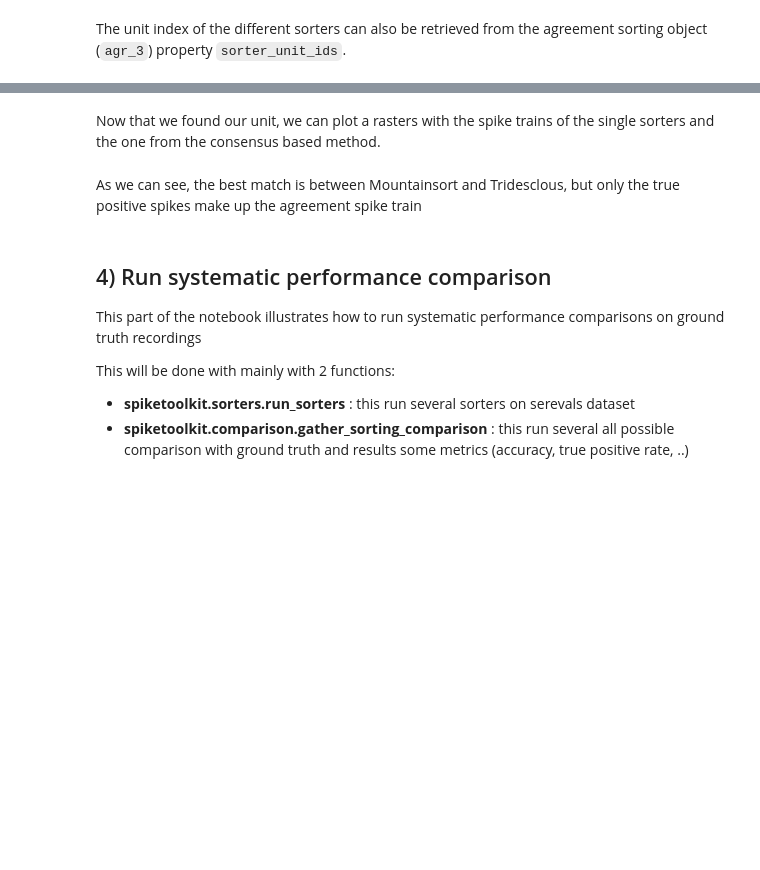
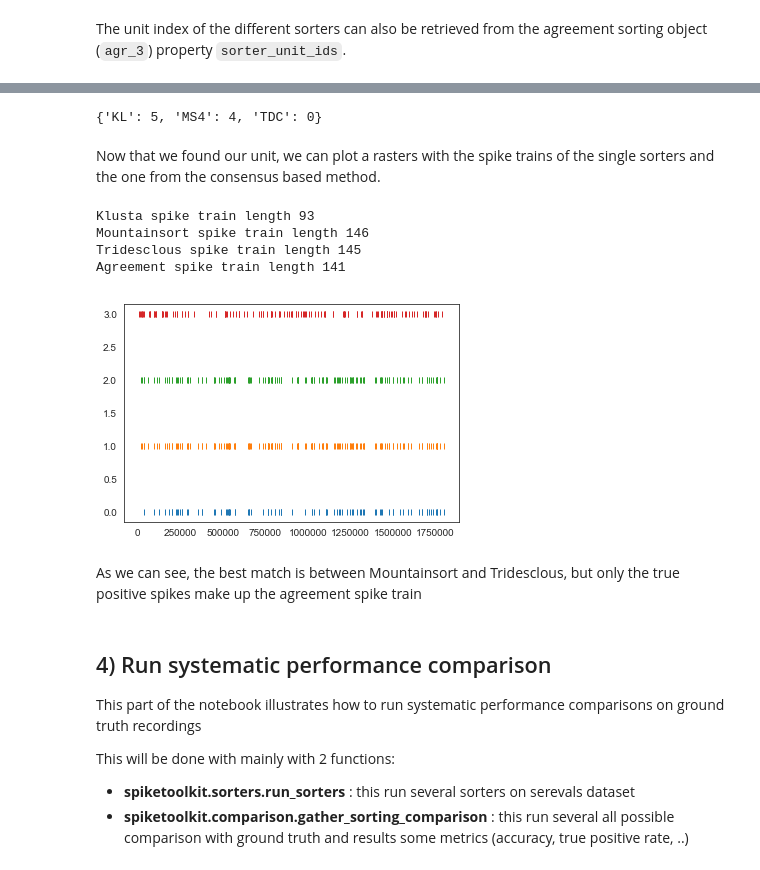
Before and after one commit to SpikeInterface/spiketoolkit, a Jupyter notebook: examples/comparison_example.ipynb, the cells around one changed output, grey strips where cells are left out. Cells and saved outputs as stored; diff of their text form; code cells hidden in the pictures; blank space fills up the shorter version.

Commit message:
Agreement unit changed

```diff
--- a/examples/comparison_example.ipynb
+++ b/examples/comparison_example.ipynb
@@ -112,22 +240,30 @@ print(agr_3.get_unit_property_names())
 # %%
-print(agr_3.get_unit_property(3, 'sorter_unit_ids'))
+print(agr_3.get_unit_property(4, 'sorter_unit_ids'))
+# %% [output]
+{'KL': 5, 'MS4': 4, 'TDC': 0}
 # %% [markdown]
 Now that we found our unit, we can plot a rasters with the spike trains of the single sorters and the one from the consensus based method.
 # %%
 plt.figure()
-plt.plot(sorting_KL.get_unit_spike_train(4),
-         0*np.ones(len(sorting_KL.get_unit_spike_train(4))), '|')
+plt.plot(sorting_KL.get_unit_spike_train(5),
+         0*np.ones(len(sorting_KL.get_unit_spike_train(5))), '|')
 plt.plot(sorting_MS4.get_unit_spike_train(4),
          1*np.ones(len(sorting_MS4.get_unit_spike_train(4))), '|')
 plt.plot(sorting_TDC.get_unit_spike_train(0),
          2*np.ones(len(sorting_TDC.get_unit_spike_train(0))), '|')
-plt.plot(agr_3.get_unit_spike_train(3),
-         3*np.ones(len(agr_3.get_unit_spike_train(3))), '|')
+plt.plot(agr_3.get_unit_spike_train(4),
+         3*np.ones(len(agr_3.get_unit_spike_train(4))), '|')
 
-print('Klusta spike train length', len(sorting_KL.get_unit_spike_train(4)))
+print('Klusta spike train length', len(sorting_KL.get_unit_spike_train(5)))
 print('Mountainsort spike train length', len(sorting_MS4.get_unit_spike_train(4)))
 print('Tridesclous spike train length', len(sorting_TDC.get_unit_spike_train(0)))
-print('Agreement spike train length', len(agr_3.get_unit_spike_train(3)))
+print('Agreement spike train length', len(agr_3.get_unit_spike_train(4)))
+# %% [output]
+Klusta spike train length 93
+Mountainsort spike train length 146
+Tridesclous spike train length 145
+Agreement spike train length 141
+[figure, added]
 # %% [markdown]
 As we can see, the best match is between Mountainsort and Tridesclous, but only the true positive spikes make up the agreement spike train
 # %% [markdown]
```
Also changed, not shown: parts of 19 cells of this notebook.
